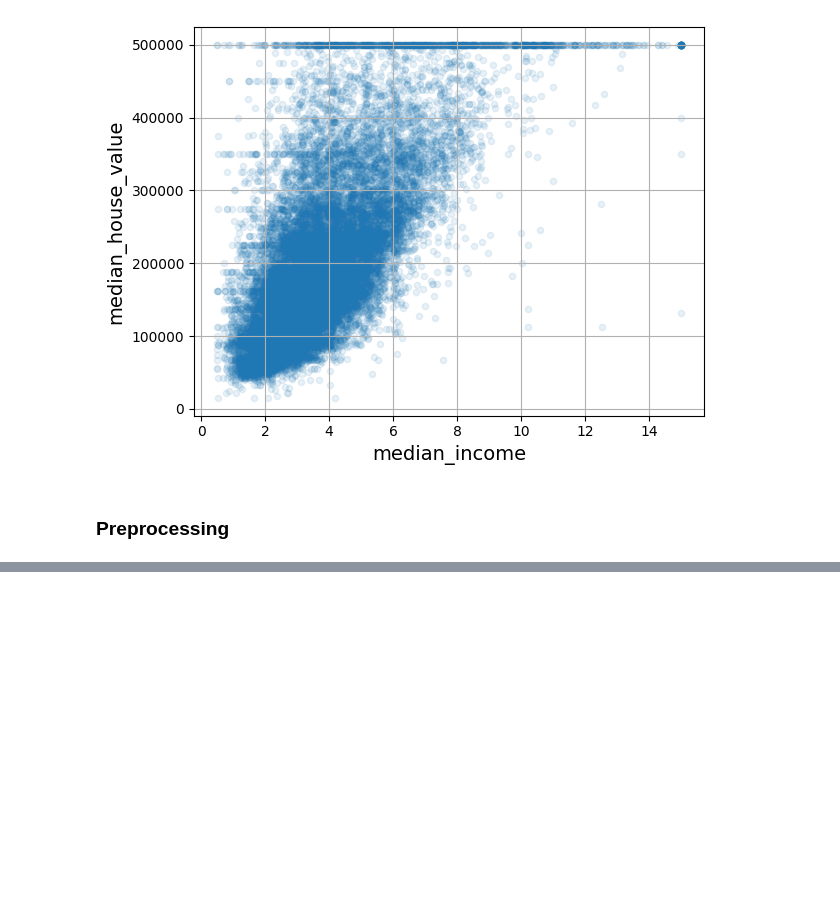
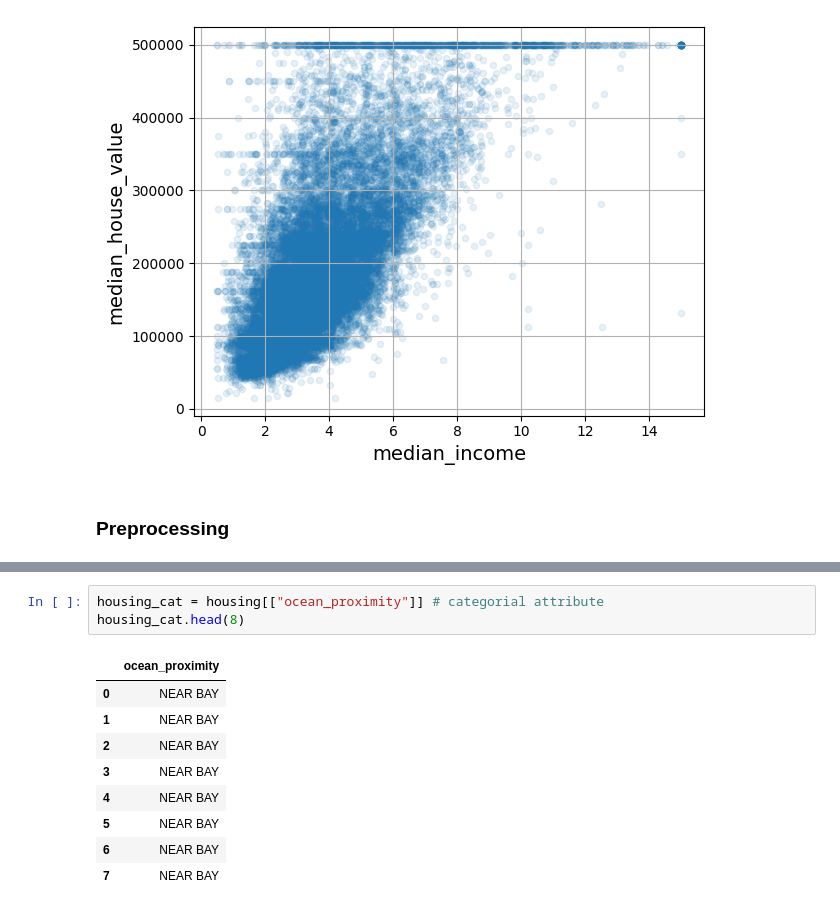
Before and after one commit to sc-helena/housing-price-predictor, a Jupyter notebook: data_loader.ipynb, the cells around one changed output, grey strips where cells are left out. Drawn from its saved outputs; the diff is of its cells as text; blank space fills up the shorter version.

```diff
--- a/data_loader.ipynb
+++ b/data_loader.ipynb
@@ -178,0 +201,13 @@ housing["people_per_house"] = housing["population"] / housing["households"]
+# %%
+housing_cat = housing[["ocean_proximity"]] # categorial attribute
+housing_cat.head(8)
+# %% [output]
+|  | ocean_proximity |
+| 0 | NEAR BAY |
+| 1 | NEAR BAY |
+| 2 | NEAR BAY |
+| 3 | NEAR BAY |
+| 4 | NEAR BAY |
+| 5 | NEAR BAY |
+| 6 | NEAR BAY |
+| 7 | NEAR BAY |
```
Also changed, not shown: parts of 20 cells of this notebook, 6 other files.
